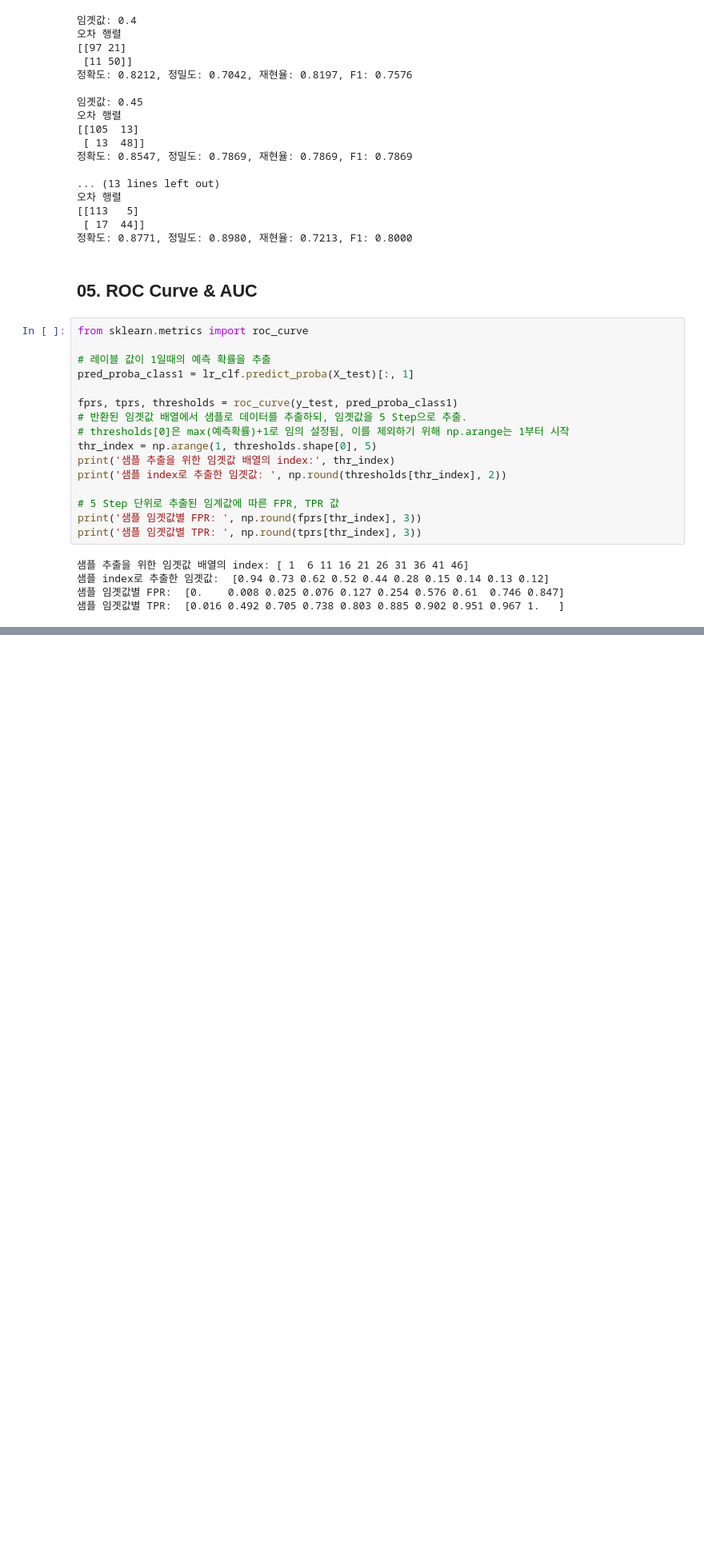
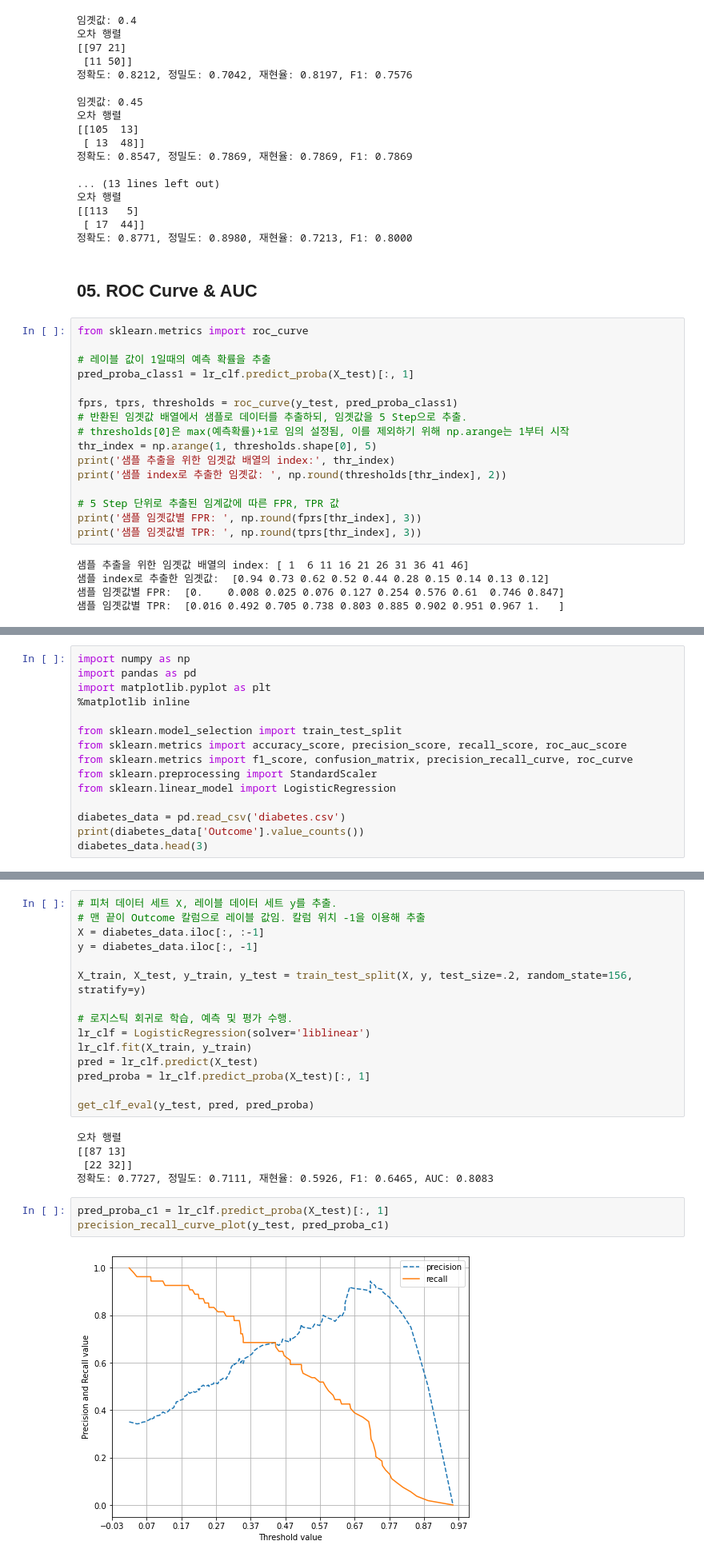
Before and after one commit to RJ-Stony/A-Complete-Guide-to-ML, a Jupyter notebook: 03)Evaluation.ipynb, the cells around one changed output, grey strips where cells are left out. Shown at 80% size. Saved outputs shown, nothing was run; the diff lists cells and outputs as text; blank space fills up the shorter version.

```diff
--- a/03)Evaluation.ipynb
+++ b/03)Evaluation.ipynb
@@ -412,0 +484,15 @@ def roc_curve_plot(y_test, pred_proba_c1):
+# %%
+import numpy as np
+import pandas as pd
+import matplotlib.pyplot as plt
+%matplotlib inline
+
+from sklearn.model_selection import train_test_split
+from sklearn.metrics import accuracy_score, precision_score, recall_score, roc_auc_score
+from sklearn.metrics import f1_score, confusion_matrix, precision_recall_curve, roc_curve
+from sklearn.preprocessing import StandardScaler
+from sklearn.linear_model import LogisticRegression
+
+diabetes_data = pd.read_csv('diabetes.csv')
+print(diabetes_data['Outcome'].value_counts())
+diabetes_data.head(3)
@@ -412,0 +526,25 @@ def roc_curve_plot(y_test, pred_proba_c1):
+# %%
+# 피처 데이터 세트 X, 레이블 데이터 세트 y를 추출.
+# 맨 끝이 Outcome 칼럼으로 레이블 값임. 칼럼 위치 -1을 이용해 추출
+X = diabetes_data.iloc[:, :-1]
+y = diabetes_data.iloc[:, -1]
+
+X_train, X_test, y_train, y_test = train_test_split(X, y, test_size=.2, random_state=156, stratify=y)
+
+# 로지스틱 회귀로 학습, 예측 및 평가 수행.
+lr_clf = LogisticRegression(solver='liblinear')
+lr_clf.fit(X_train, y_train)
+pred = lr_clf.predict(X_test)
+pred_proba = lr_clf.predict_proba(X_test)[:, 1]
+
+get_clf_eval(y_test, pred, pred_proba)
+# %% [output]
+오차 행렬
+[[87 13]
+ [22 32]]
+정확도: 0.7727, 정밀도: 0.7111, 재현율: 0.5926, F1: 0.6465, AUC: 0.8083
+# %%
+pred_proba_c1 = lr_clf.predict_proba(X_test)[:, 1]
+precision_recall_curve_plot(y_test, pred_proba_c1)
+# %% [output]
+[figure, added]
```
Also changed, not shown: parts of 15 cells of this notebook.
